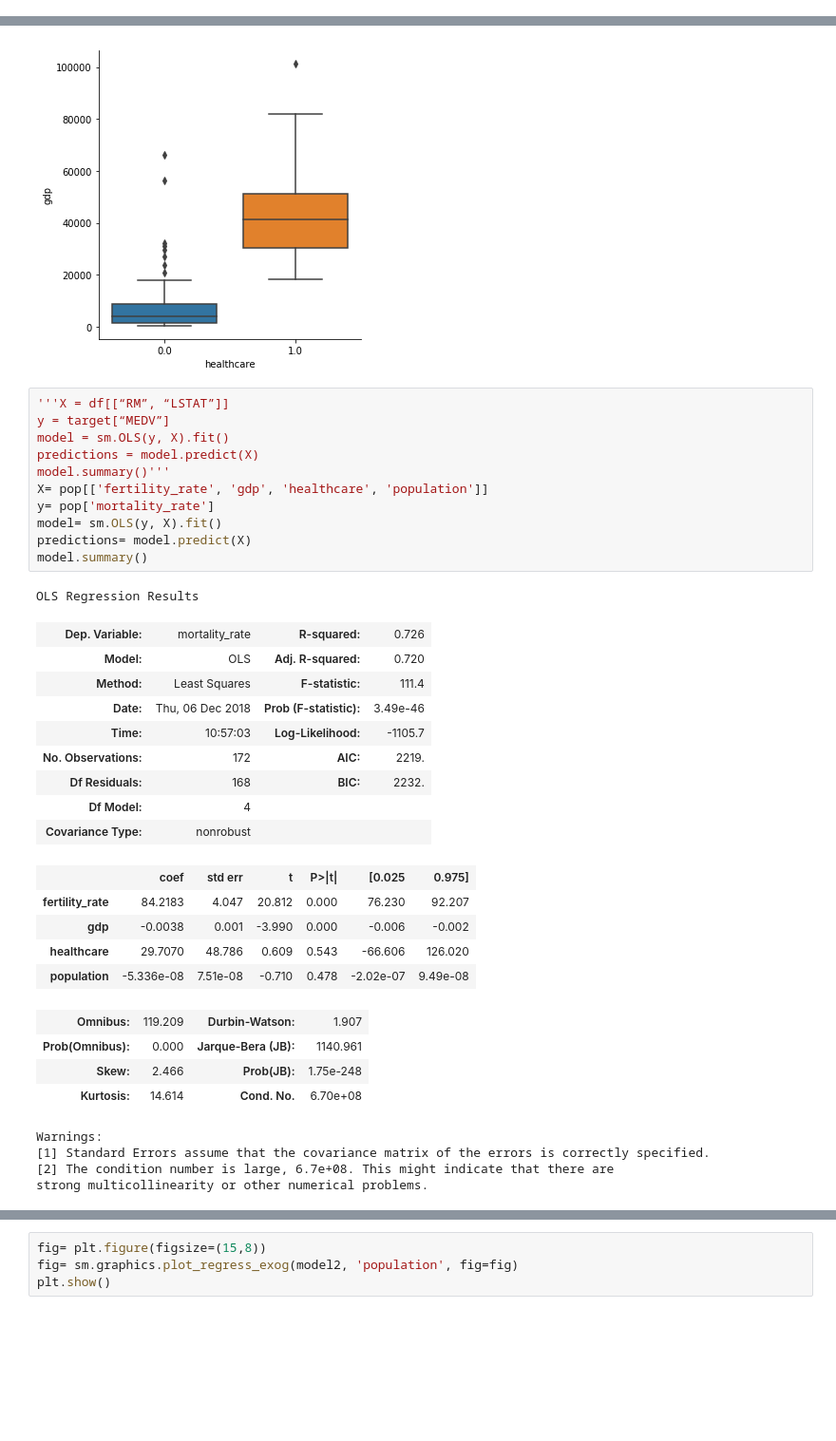
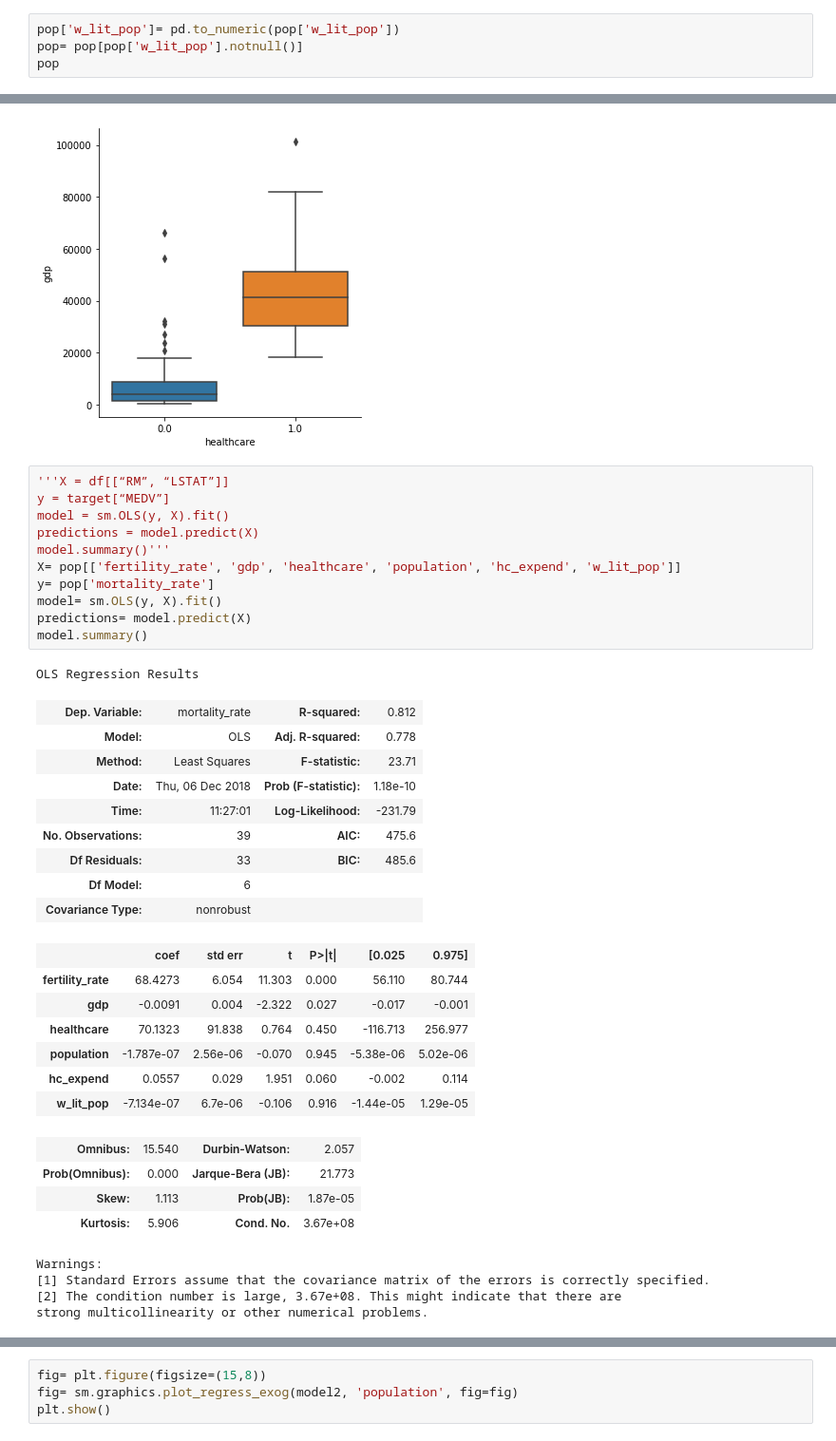
Before and after one commit to imamun93/Maternal_Mortality_Rate, a Jupyter notebook: WIP.ipynb, the cells around one changed output, grey strips where cells are left out. Shown at 95% size. Saved outputs shown, nothing was run; the diff lists cells and outputs as text; blank space fills up the shorter version.

```diff
--- a/WIP.ipynb
+++ b/WIP.ipynb
@@ -1149,0 +1145,4 @@ pop
+# %%
+pop['w_lit_pop']= pd.to_numeric(pop['w_lit_pop'])
+pop= pop[pop['w_lit_pop'].notnull()]
+pop
@@ -1229,37 +1251,39 @@ sns.catplot(y="gdp", x="healthcare", kind="box", data=pop);
 # %%
 '''X = df[[“RM”, “LSTAT”]]
 y = target[“MEDV”]
 model = sm.OLS(y, X).fit()
 predictions = model.predict(X)
 model.summary()'''
-X= pop[['fertility_rate', 'gdp', 'healthcare', 'population']]
+X= pop[['fertility_rate', 'gdp', 'healthcare', 'population', 'hc_expend', 'w_lit_pop']]
 y= pop['mortality_rate']
 model= sm.OLS(y, X).fit()
 predictions= model.predict(X)
 model.summary()
 # %% [output]
 OLS Regression Results
-| Dep. Variable: | mortality_rate | R-squared: | 0.726 |
-| Model: | OLS | Adj. R-squared: | 0.720 |
-| Method: | Least Squares | F-statistic: | 111.4 |
-| Date: | Thu, 06 Dec 2018 | Prob (F-statistic): | 3.49e-46 |
-| Time: | 10:57:03 | Log-Likelihood: | -1105.7 |
-| No. Observations: | 172 | AIC: | 2219. |
-| Df Residuals: | 168 | BIC: | 2232. |
-| Df Model: | 4 |  |  |
+| Dep. Variable: | mortality_rate | R-squared: | 0.812 |
+| Model: | OLS | Adj. R-squared: | 0.778 |
+| Method: | Least Squares | F-statistic: | 23.71 |
+| Date: | Thu, 06 Dec 2018 | Prob (F-statistic): | 1.18e-10 |
+| Time: | 11:27:01 | Log-Likelihood: | -231.79 |
+| No. Observations: | 39 | AIC: | 475.6 |
+| Df Residuals: | 33 | BIC: | 485.6 |
+| Df Model: | 6 |  |  |
 | Covariance Type: | nonrobust |  |  |
 |  | coef | std err | t | P>|t| | [0.025 | 0.975] |
-| fertility_rate | 84.2183 | 4.047 | 20.812 | 0.000 | 76.230 | 92.207 |
-| gdp | -0.0038 | 0.001 | -3.990 | 0.000 | -0.006 | -0.002 |
-| healthcare | 29.7070 | 48.786 | 0.609 | 0.543 | -66.606 | 126.020 |
-| population | -5.336e-08 | 7.51e-08 | -0.710 | 0.478 | -2.02e-07 | 9.49e-08 |
+| fertility_rate | 68.4273 | 6.054 | 11.303 | 0.000 | 56.110 | 80.744 |
+| gdp | -0.0091 | 0.004 | -2.322 | 0.027 | -0.017 | -0.001 |
+| healthcare | 70.1323 | 91.838 | 0.764 | 0.450 | -116.713 | 256.977 |
+| population | -1.787e-07 | 2.56e-06 | -0.070 | 0.945 | -5.38e-06 | 5.02e-06 |
+| hc_expend | 0.0557 | 0.029 | 1.951 | 0.060 | -0.002 | 0.114 |
+| w_lit_pop | -7.134e-07 | 6.7e-06 | -0.106 | 0.916 | -1.44e-05 | 1.29e-05 |
-| Omnibus: | 119.209 | Durbin-Watson: | 1.907 |
-| Prob(Omnibus): | 0.000 | Jarque-Bera (JB): | 1140.961 |
-| Skew: | 2.466 | Prob(JB): | 1.75e-248 |
-| Kurtosis: | 14.614 | Cond. No. | 6.70e+08 |
+| Omnibus: | 15.540 | Durbin-Watson: | 2.057 |
+| Prob(Omnibus): | 0.000 | Jarque-Bera (JB): | 21.773 |
+| Skew: | 1.113 | Prob(JB): | 1.87e-05 |
+| Kurtosis: | 5.906 | Cond. No. | 3.67e+08 |
 Warnings:
 [1] Standard Errors assume that the covariance matrix of the errors is correctly specified.
-[2] The condition number is large, 6.7e+08. This might indicate that there are
+[2] The condition number is large, 3.67e+08. This might indicate that there are
 strong multicollinearity or other numerical problems.
 # %%
 f2= 'gdp~population'
```
Also changed, not shown: parts of 15 cells of this notebook.
